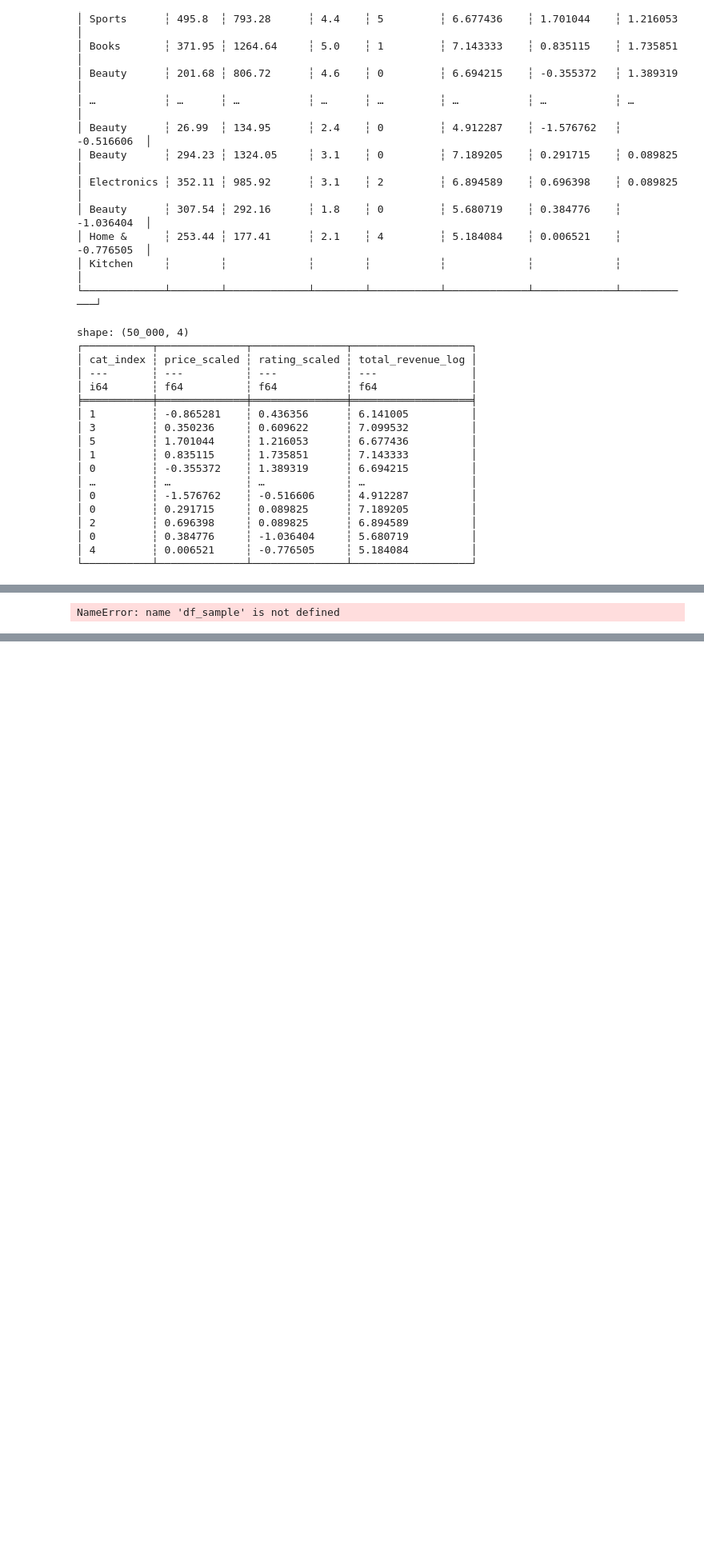
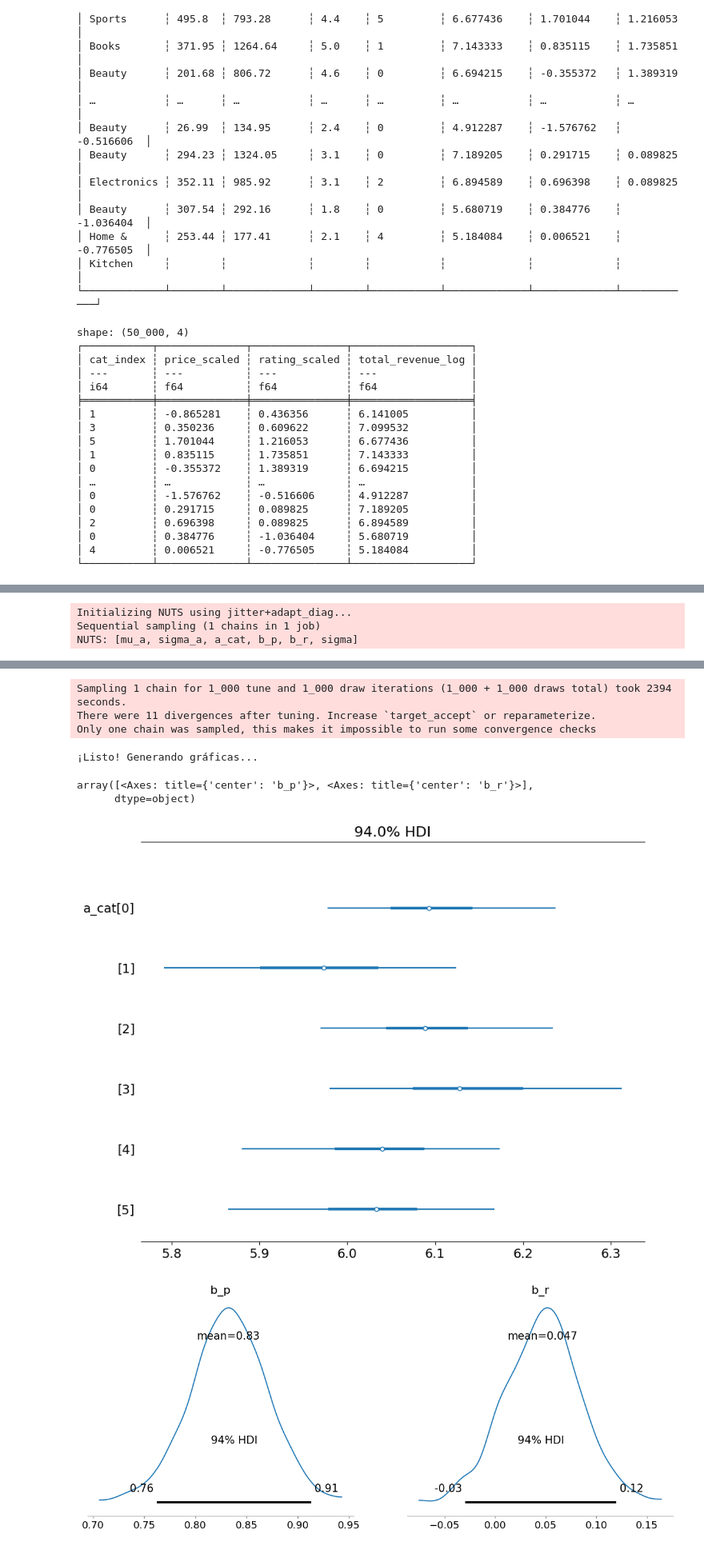
Before and after one commit to Bootcamp-IA-P6/5_Regresion_bayesiana, a Jupyter notebook: modelo3/modelo3_jerarquico.ipynb, the cells around one changed output, grey strips where cells are left out. Shown at 80% size. Cells and saved outputs as stored; diff of their text form; code cells hidden in the pictures; blank space fills up the shorter version.

```diff
--- a/modelo3/modelo3_jerarquico.ipynb
+++ b/modelo3/modelo3_jerarquico.ipynb
@@ -237,9 +237,10 @@ shape: (50_000, 4)
 └───────────┴──────────────┴───────────────┴───────────────────┘
 # %%
 # Tomamos el 40% de forma aleatoria
-df_sample = df_Inte.sample(fraction=0.4, seed=42)
+df_sample = df_Inte.sample( n = 300, seed=42)
 
 print(f"Filas originales: {len(df_Inte)}")
 print(f"Filas para el modelo: {len(df_sample)}")
+print(df_sample)
 # %% [output]
 Filas originales: 50000
@@ -248,9 +267,6 @@ Filas para el modelo: 20000
 import pymc as pm
 import numpy as np
 import arviz as az
-
-# 1. EL RECORTE CRÍTICO (Ponlo aquí)
-# Reducimos a 2000 filas para que el cálculo sea instantáneo
 
 
 # 1. Aseguramos datos limpios de tu muestra
@@ -272,20 +288,27 @@ with pm.Model() as model_turbo:
 
     # Media
     mu = a_cat[cat_idx] + b_p * p_vals + b_r * r_vals
+    # Sigma margen de error
     sigma = pm.HalfNormal("sigma", 1)
 
+    # Verosimilitud
     y_like = pm.Normal("y_like", mu=mu, sigma=sigma, observed=y_vals)
 
     # --- AQUÍ ESTÁ EL TRUCO PARA LOS 4 MINUTOS ---
     print("Iniciando ajuste rápido (ADVI)...")
     # En lugar de pm.sample, usamos pm.fit
-    approx = pm.fit(n=200, method="advi", callbacks=[pm.callbacks.CheckParametersConvergence()])
+    trace = pm.sample(draws=1000,
+        tune=1000,
+        chains=1,
+        target_accept=0.95,
+        init="jitter+adapt_diag",
+        random_seed=42)
 
     # Generamos muestras desde ese ajuste para poder graficar
-    idata = approx.sample(1000)
+
 
 # --- GRÁFICAS ---
 print("¡Listo! Generando gráficas...")
-az.plot_forest(idata, var_names=["a_cat"], combined=True, figsize=(10, 8))
-az.plot_posterior(idata, var_names=["b_p", "b_r"])
+az.plot_forest(trace, var_names=["a_cat"], combined=True, figsize=(10, 8))
+az.plot_posterior(trace, var_names=["b_p", "b_r"])
 # %% [output]
@@ -294 +316,3 @@ WARNING (pytensor.configdefaults): g++ not detected!  PyTensor will be unable to
-NameError: name 'df_sample' is not defined
+Initializing NUTS using jitter+adapt_diag...
+Sequential sampling (1 chains in 1 job)
+NUTS: [mu_a, sigma_a, a_cat, b_p, b_r, sigma]
@@ -294,0 +321,8 @@ NameError: name 'df_sample' is not defined
+Sampling 1 chain for 1_000 tune and 1_000 draw iterations (1_000 + 1_000 draws total) took 2394 seconds.
+There were 11 divergences after tuning. Increase `target_accept` or reparameterize.
+Only one chain was sampled, this makes it impossible to run some convergence checks
+¡Listo! Generando gráficas...
+array([<Axes: title={'center': 'b_p'}>, <Axes: title={'center': 'b_r'}>],
+      dtype=object)
+[figure, added]
+[figure, added]
```
Also changed, not shown: parts of 4 cells of this notebook, 1 other file.
